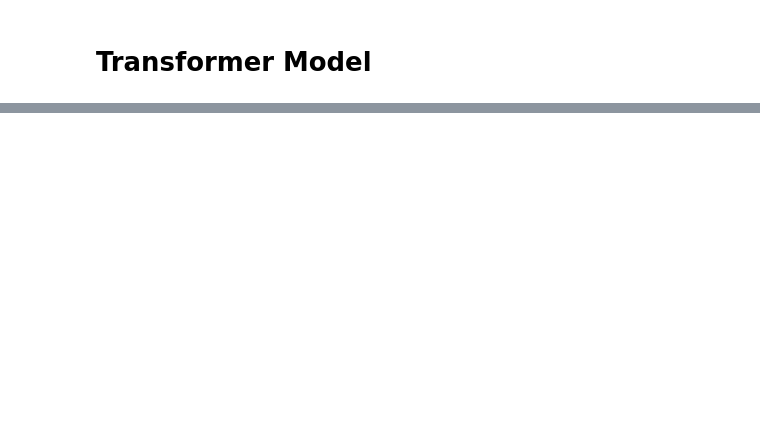
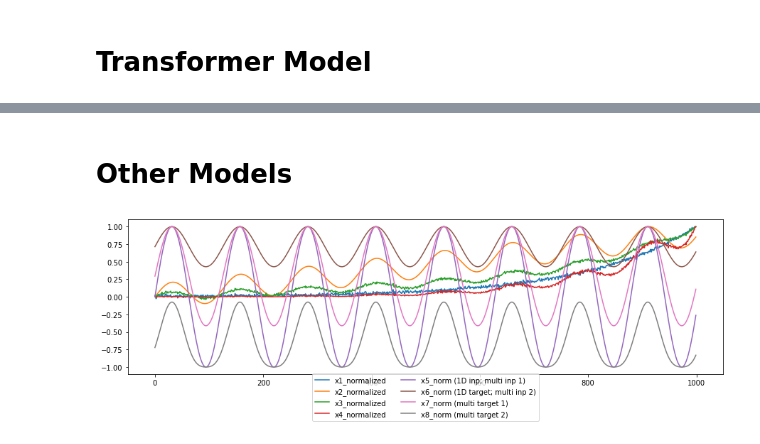
Before and after one commit to StefB4/Head2Eye, a Jupyter notebook: Seq2Seq-Transformer-TimeSeries.ipynb, the cells around one changed output, grey strips where cells are left out. Drawn from its saved outputs; the diff is of its cells as text; code cells hidden in the pictures; blank space fills up the shorter version.

```diff
--- a/Seq2Seq-Transformer-TimeSeries.ipynb
+++ b/Seq2Seq-Transformer-TimeSeries.ipynb
@@ -560,0 +562,52 @@ for _ in range(30):
+# %% [markdown]
+# Other Models
+# %%
+# Create surrogate sample data
+
+surrogate_samples = 1000
+t = np.linspace(0, 50, surrogate_samples)
+
+# inputs, outputs
+x1 = np.exp(0.1 * t) + np.random.normal(0, 2, surrogate_samples)
+x2 = 10 * np.sin(t) + t
+x3 = x1 + x2
+x4 = x1 * x2 / 100
+x5 = np.sin(t) * 0.8
+x6 = x5 * 0.2 + 0.4
+x7 = x5 + x6
+x8 = x5 * x6 - 0.5
+
+x1_factor = np.max(np.abs(x1))
+x2_factor = np.max(np.abs(x2))
+x3_factor = np.max(np.abs(x3))
+x4_factor = np.max(np.abs(x4))
+x5_factor = np.max(np.abs(x5))
+x6_factor = np.max(np.abs(x6))
+x7_factor = np.max(np.abs(x7))
+x8_factor = np.max(np.abs(x8))
+
+
+# normalize per time series
+x1_normalized = x1 / x1_factor
+x2_normalized = x2 / x2_factor
+x3_normalized = x3 / x3_factor
+x4_normalized = x4 / x4_factor
+x5_normalized = x5 / x5_factor
+x6_normalized = x6 / x6_factor
+x7_normalized = x7 / x7_factor
+x8_normalized = x8 / x8_factor
+
+
+plt.figure(figsize=(15, 4))
+plt.plot(range(len(x1_normalized)), x1_normalized, label='x1_normalized')
+plt.plot(range(len(x2_normalized)), x2_normalized, label='x2_normalized')
+plt.plot(range(len(x3_normalized)), x3_normalized, label='x3_normalized')
+plt.plot(range(len(x4_normalized)), x4_normalized, label='x4_normalized')
+plt.plot(range(len(x5_normalized)), x5_normalized, label='x5_norm (1D inp; multi inp 1)')
+plt.plot(range(len(x6_normalized)), x6_normalized, label='x6_norm (1D target; multi inp 2)')
+plt.plot(range(len(x7_normalized)), x7_normalized, label='x7_norm (multi target 1)')
+plt.plot(range(len(x8_normalized)), x8_normalized, label='x8_norm (multi target 2)')
+plt.legend(loc = "center", bbox_to_anchor=(0.5, -0.15), fancybox=True, shadow=False, ncol=2)
+plt.show()
+# %% [output]
+[figure, added]
```
Also changed, not shown: parts of 33 cells of this notebook, 16 other files.
